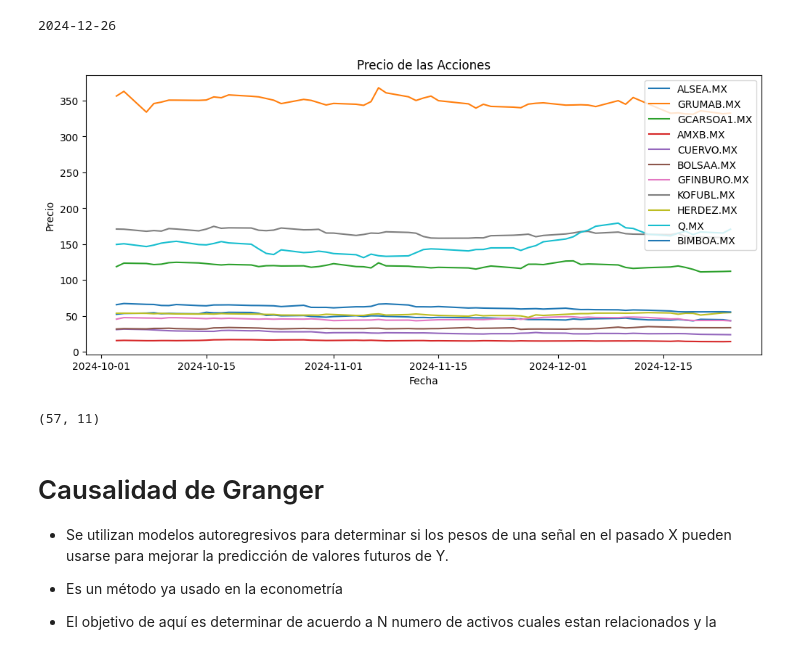
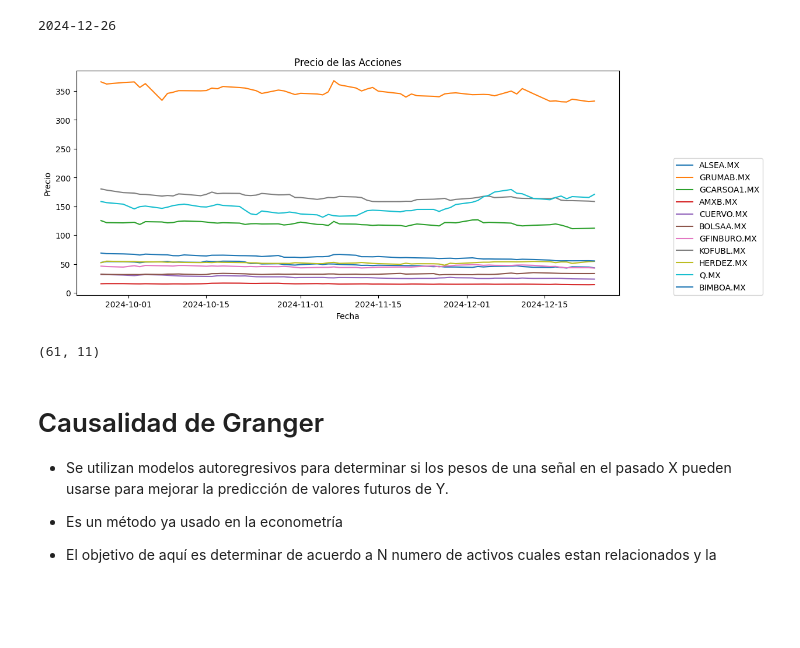
Before and after one commit to FernandoMoralesM01/GC_Portfolio, a Jupyter notebook: Notebooks/Exploratory/GrangersCausalityMatrix.ipynb, the cells around one changed output. Saved outputs shown, nothing was run; the diff lists cells and outputs as text; code cells hidden in the pictures; blank space fills up the shorter version.

```diff
--- a/Notebooks/Exploratory/GrangersCausalityMatrix.ipynb
+++ b/Notebooks/Exploratory/GrangersCausalityMatrix.ipynb
@@ -50,7 +50,7 @@ activos = ['ALSEA.MX','GRUMAB.MX','GCARSOA1.MX', 'AMXB.MX', 'CUERVO.MX', 'BOLSAA
 n = len(activos)
 
 today = date.today()
-start = today - timedelta(weeks=12)
+start = today - timedelta(weeks=13)
 
 print(today)
 
@@ -66,18 +66,18 @@ df_precios.fillna(method='ffill', inplace=True)
 # %%
 plt.figure(figsize = (12,5))
 for i in df_precios.columns.values:
     plt.plot(df_precios[i], label = i)
 plt.title('Precio de las Acciones')
 plt.xlabel('Fecha')
 plt.ylabel('Precio')
-plt.legend(df_precios.columns.values)
+plt.legend(df_precios.columns.values, loc = [1.1,0])
 plt.show()
 # %% [output]
-[figure, old version]
+[figure, new version]
 # %%
 df_precios.shape
 # %% [output]
-(57, 11)
+(61, 11)
 # %% [markdown]
 # Causalidad de Granger
 
```
Also changed, not shown: parts of 10 cells of this notebook.
